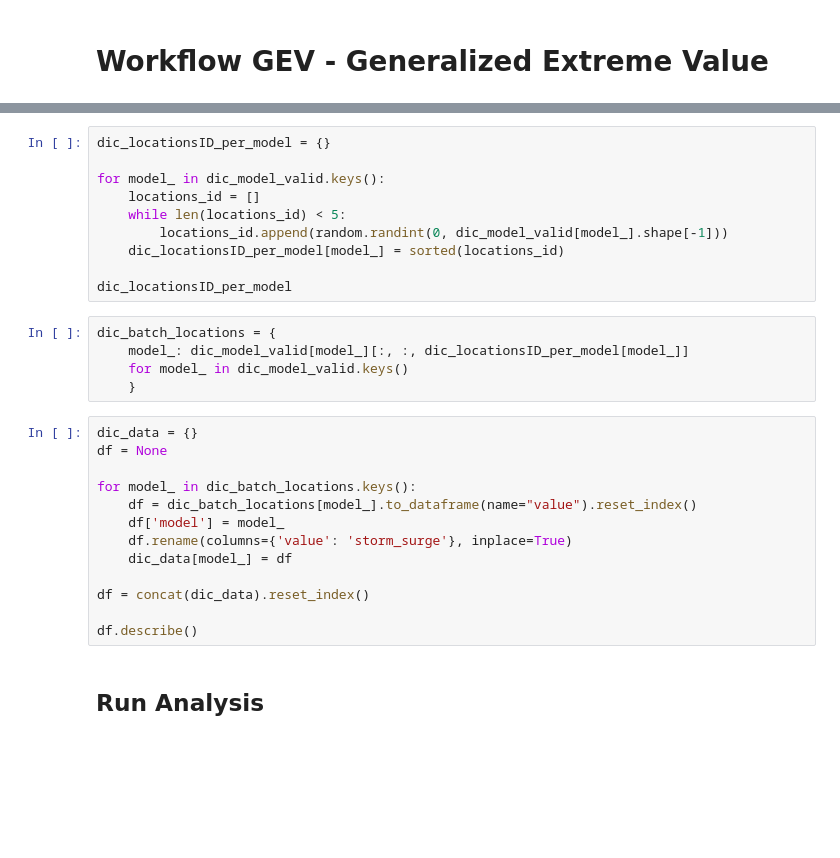
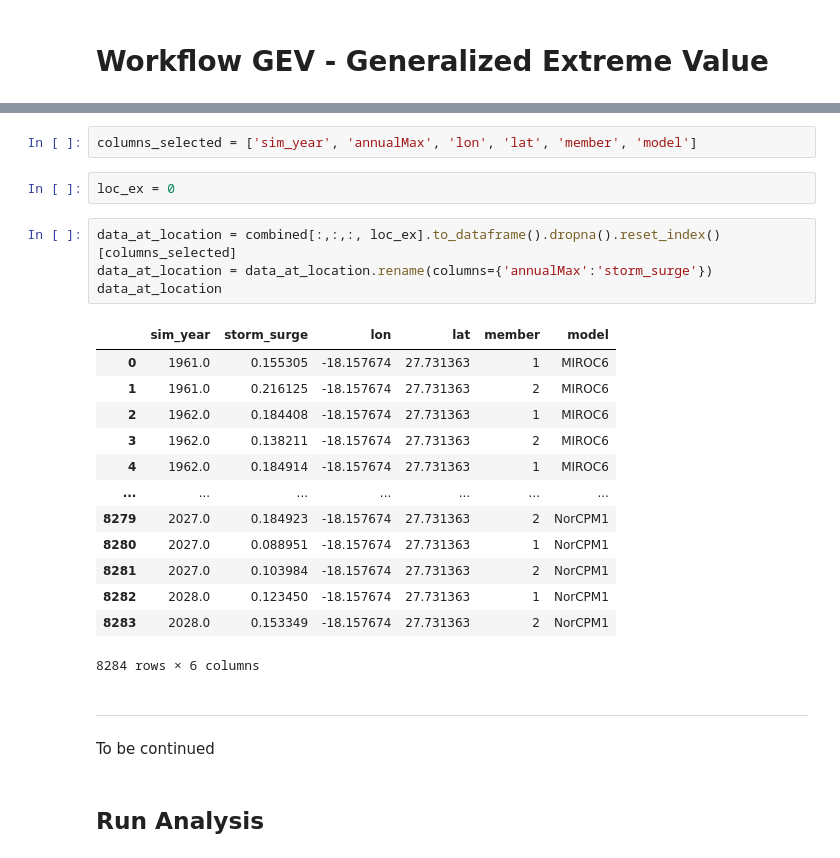
Before and after one commit to silviaelisabeth/SeaLevelExtremes, a Jupyter notebook: script/GEVmodel_pooled_all.ipynb, the cells around one changed output, grey strips where cells are left out. Cells and saved outputs as stored; diff of their text form; blank space fills up the shorter version.

Commit message:
pooled analysis per location

```diff
--- a/script/GEVmodel_pooled_all.ipynb
+++ b/script/GEVmodel_pooled_all.ipynb
@@ -205,30 +257,27 @@ dic_model_valid = dict(
-# %%
-dic_locationsID_per_model = {}
-
-for model_ in dic_model_valid.keys():
-    locations_id = []
-    while len(locations_id) < 5:
-        locations_id.append(random.randint(0, dic_model_valid[model_].shape[-1]))
-    dic_locationsID_per_model[model_] = sorted(locations_id)
-
-dic_locationsID_per_model
-# %%
-dic_batch_locations = {
-    model_: dic_model_valid[model_][:, :, dic_locationsID_per_model[model_]]
-    for model_ in dic_model_valid.keys()
-    }
-# %%
-dic_data = {}
-df = None
-
-for model_ in dic_batch_locations.keys():
-    df = dic_batch_locations[model_].to_dataframe(name="value").reset_index()
-    df['model'] = model_
-    df.rename(columns={'value': 'storm_surge'}, inplace=True)
-    dic_data[model_] = df
-
-df = concat(dic_data).reset_index()
-
-df.describe()
+# %%
+columns_selected = ['sim_year', 'annualMax', 'lon', 'lat', 'member', 'model']
+# %%
+loc_ex = 0
+# %%
+data_at_location = combined[:,:,:, loc_ex].to_dataframe().dropna().reset_index()[columns_selected]
+data_at_location = data_at_location.rename(columns={'annualMax':'storm_surge'})
+data_at_location
+# %% [output]
+|  | sim_year | storm_surge | lon | lat | member | model |
+| 0 | 1961.0 | 0.155305 | -18.157674 | 27.731363 | 1 | MIROC6 |
+| 1 | 1961.0 | 0.216125 | -18.157674 | 27.731363 | 2 | MIROC6 |
+| 2 | 1962.0 | 0.184408 | -18.157674 | 27.731363 | 1 | MIROC6 |
+| 3 | 1962.0 | 0.138211 | -18.157674 | 27.731363 | 2 | MIROC6 |
+| 4 | 1962.0 | 0.184914 | -18.157674 | 27.731363 | 1 | MIROC6 |
+| ... | ... | ... | ... | ... | ... | ... |
+| 8279 | 2027.0 | 0.184923 | -18.157674 | 27.731363 | 2 | NorCPM1 |
+| 8280 | 2027.0 | 0.088951 | -18.157674 | 27.731363 | 1 | NorCPM1 |
+| 8281 | 2027.0 | 0.103984 | -18.157674 | 27.731363 | 2 | NorCPM1 |
+| 8282 | 2028.0 | 0.123450 | -18.157674 | 27.731363 | 1 | NorCPM1 |
+| 8283 | 2028.0 | 0.153349 | -18.157674 | 27.731363 | 2 | NorCPM1 |
+8284 rows × 6 columns
+# %% [markdown]
+---
+To be continued
 # %% [markdown]
 ## Run Analysis
```
Also changed, not shown: parts of 23 cells of this notebook, 2 other files.
